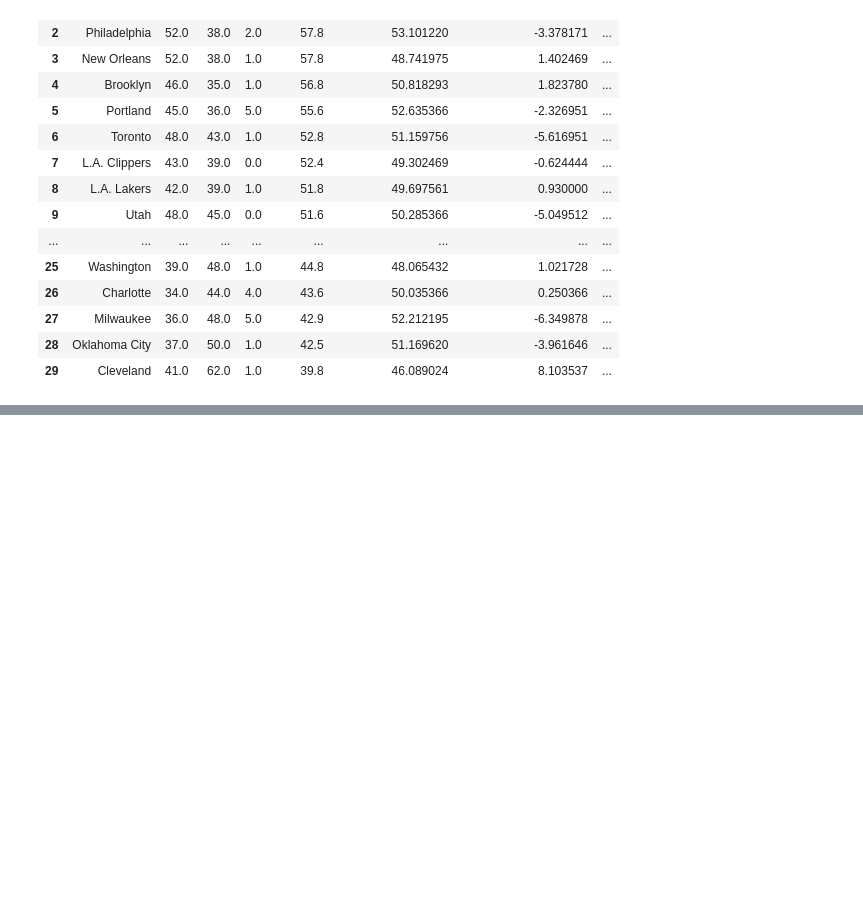
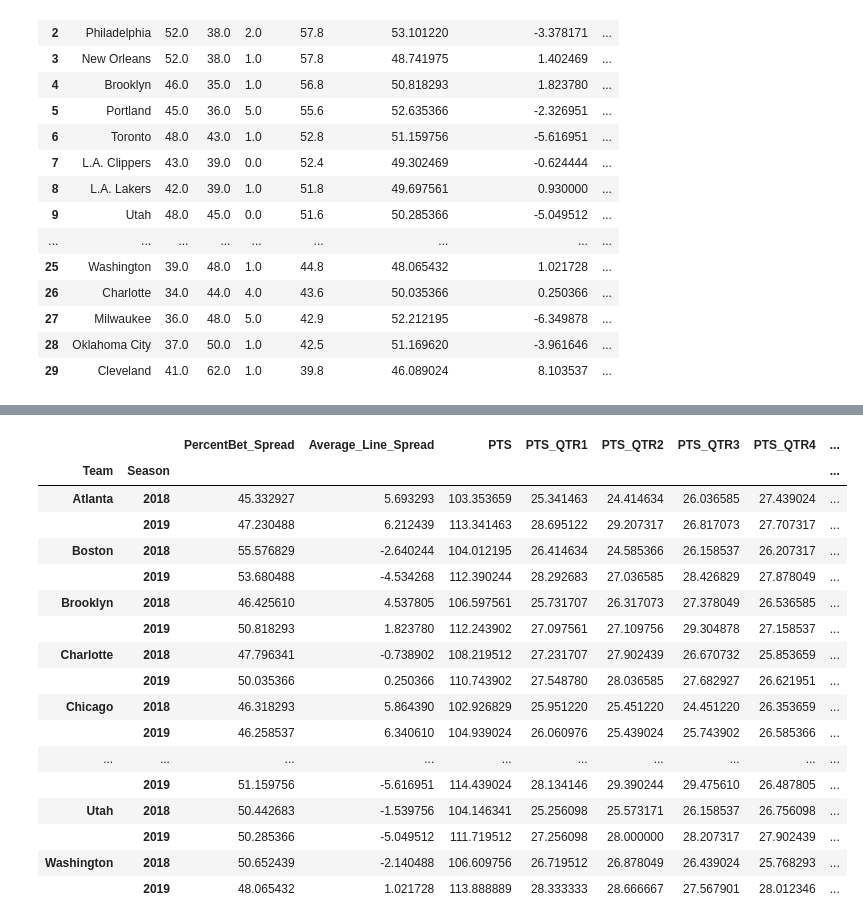
Before and after one commit to kyle-rgb/ETL_Project, a Jupyter notebook: MondayClean_New.ipynb, the cells around one changed output, grey strips where cells are left out. Cells and saved outputs as stored; diff of their text form; code cells hidden in the pictures; blank space fills up the shorter version.

```diff
--- a/MondayClean_New.ipynb
+++ b/MondayClean_New.ipynb
@@ -626,0 +707,2 @@ LinregressResult(slope=0.7553008505691808, intercept=12.181619901451569, rvalue=
+# %%
+full_df.rename(columns={"year": "Season"}, inplace=True)
@@ -626,0 +734,6 @@ LinregressResult(slope=0.7553008505691808, intercept=12.181619901451569, rvalue=
+# %%
+full_df.reset_index(inplace=True)
+# %%
+full_df["spread_status"] = pd.cut(full_df.Average_Line_Spread, bins=[-200, -12, -6, -3, -1, 1, 3, 6, 12, 100], labels=["very-large favorite", "large favorite", "favorite", "slight-favorite", "even", "slight-underdog", "underdog", "large underdog", "very-large underdog"])
+# %%
+full_df.drop('index', axis=1, inplace=True)
@@ -626,0 +763,27 @@ LinregressResult(slope=0.7553008505691808, intercept=12.181619901451569, rvalue=
+# %%
+# Team by Team
+main_agg = "mean"
+
+full_df.groupby(["Team", "Season"]).agg({"PercentBet_Spread": main_agg, "Average_Line_Spread": main_agg,
+                                                             "PTS": main_agg, "PTS_QTR1": main_agg, "PTS_QTR2": main_agg, "PTS_QTR3": main_agg, "PTS_QTR4": main_agg,
+                                                             "FG_PCT": main_agg, "FT_PCT": main_agg, "FG3_PCT": main_agg, "AST": main_agg, "REB": main_agg, "TOV": main_agg,
+                                                             "Spread_Result": main_agg, "Spread_Wins": 'sum', "Season": main_agg})
+# %% [output]
+|  |  | PercentBet_Spread | Average_Line_Spread | PTS | PTS_QTR1 | PTS_QTR2 | PTS_QTR3 | PTS_QTR4 | ... |
+| Team | Season |  |  |  |  |  |  |  | ... |
+| Atlanta | 2018 | 45.332927 | 5.693293 | 103.353659 | 25.341463 | 24.414634 | 26.036585 | 27.439024 | ... |
+|  | 2019 | 47.230488 | 6.212439 | 113.341463 | 28.695122 | 29.207317 | 26.817073 | 27.707317 | ... |
+| Boston | 2018 | 55.576829 | -2.640244 | 104.012195 | 26.414634 | 24.585366 | 26.158537 | 26.207317 | ... |
+|  | 2019 | 53.680488 | -4.534268 | 112.390244 | 28.292683 | 27.036585 | 28.426829 | 27.878049 | ... |
+| Brooklyn | 2018 | 46.425610 | 4.537805 | 106.597561 | 25.731707 | 26.317073 | 27.378049 | 26.536585 | ... |
+|  | 2019 | 50.818293 | 1.823780 | 112.243902 | 27.097561 | 27.109756 | 29.304878 | 27.158537 | ... |
+| Charlotte | 2018 | 47.796341 | -0.738902 | 108.219512 | 27.231707 | 27.902439 | 26.670732 | 25.853659 | ... |
+|  | 2019 | 50.035366 | 0.250366 | 110.743902 | 27.548780 | 28.036585 | 27.682927 | 26.621951 | ... |
+| Chicago | 2018 | 46.318293 | 5.864390 | 102.926829 | 25.951220 | 25.451220 | 24.451220 | 26.353659 | ... |
+|  | 2019 | 46.258537 | 6.340610 | 104.939024 | 26.060976 | 25.439024 | 25.743902 | 26.585366 | ... |
+| ... | ... | ... | ... | ... | ... | ... | ... | ... | ... |
+|  | 2019 | 51.159756 | -5.616951 | 114.439024 | 28.134146 | 29.390244 | 29.475610 | 26.487805 | ... |
+| Utah | 2018 | 50.442683 | -1.539756 | 104.146341 | 25.256098 | 25.573171 | 26.158537 | 26.756098 | ... |
+|  | 2019 | 50.285366 | -5.049512 | 111.719512 | 27.256098 | 28.000000 | 28.207317 | 27.902439 | ... |
+| Washington | 2018 | 50.652439 | -2.140488 | 106.609756 | 26.719512 | 26.878049 | 26.439024 | 25.768293 | ... |
+|  | 2019 | 48.065432 | 1.021728 | 113.888889 | 28.333333 | 28.666667 | 27.567901 | 28.012346 | ... |
```
Also changed, not shown: parts of 65 cells of this notebook, 1 other file.
